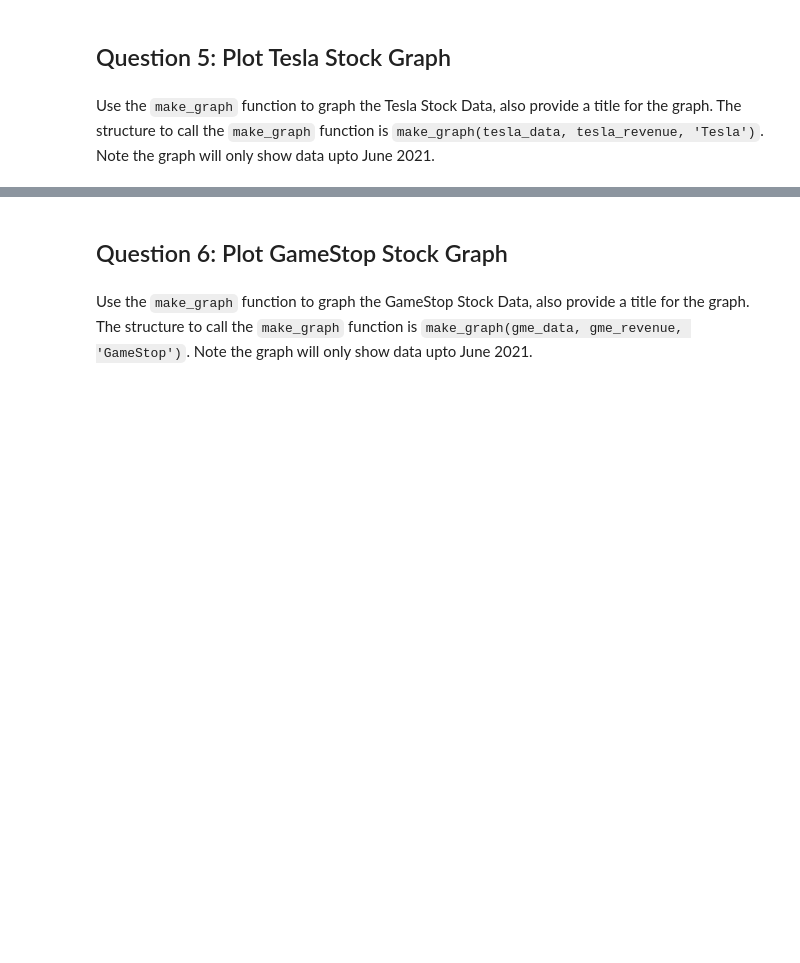
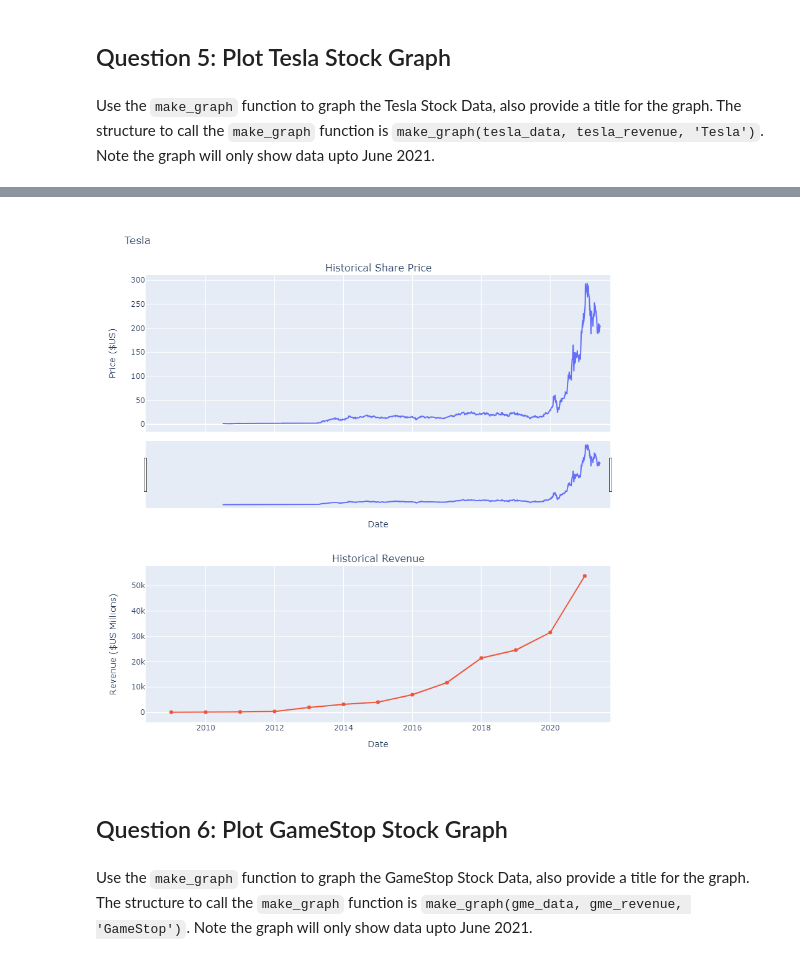
Before and after one commit to m-damadi18/Data-Sciences, a Jupyter notebook: Final Assignment-bak-2024-04-24-06-22-03Z_Mohammed_Khalid.ipynb, the cells around one changed output, grey strips where cells are left out. Saved outputs shown, nothing was run; the diff lists cells and outputs as text; code cells hidden in the pictures; blank space fills up the shorter version.

```diff
--- a/Final Assignment-bak-2024-04-24-06-22-03Z_Mohammed_Khalid.ipynb
+++ b/Final Assignment-bak-2024-04-24-06-22-03Z_Mohammed_Khalid.ipynb
@@ -268,15 +268,6 @@ gme_revenue.tail()
 ## Question 5: Plot Tesla Stock Graph
 # %% [markdown]
 Use the `make_graph` function to graph the Tesla Stock Data, also provide a title for the graph. The structure to call the `make_graph` function is `make_graph(tesla_data, tesla_revenue, 'Tesla')`. Note the graph will only show data upto June 2021.
-# %%
-def make_graph(tesla_data, tesla_revenue, Tesla):
-    fig = make_subplots(rows=2, cols=1, shared_xaxes=True, subplot_titles=("Tesls Revenue"), vertical_spacing = .3)
-    tesla_data_specific = tesla_data[tesla_data.Date <= '2021-06-01']
-    fig.add_trace(go.Scatter(x=pd.to_datetime(tesla_data_specific.Date, infer_datetime_format=True), y=tesla_data_specific.Close.astype("float"), name="Share Price"), row=1, col=1)
-    fig.update_xaxes(title_text="Date", row=1, col=1)
-    fig.update_yaxes(title_text="Revenue ($US Millions)", row=1, col=1)
-    fig.update_layout(showlegend=False,
-    height=900,
-    title=Tesla,
-    xaxis_rangeslider_visible=True)
-    fig.show()
+# %%
+make_graph(tsla_share_price_data, tesla_revenue, 'Tesla')
+# %% [output]
@@ -283,3 +275,4 @@ def make_graph(tesla_data, tesla_revenue, Tesla):
+[figure, added]
 # %% [markdown]
 ## Question 6: Plot GameStop Stock Graph
 # %% [markdown]
```
Also changed, not shown: parts of 5 cells of this notebook.
